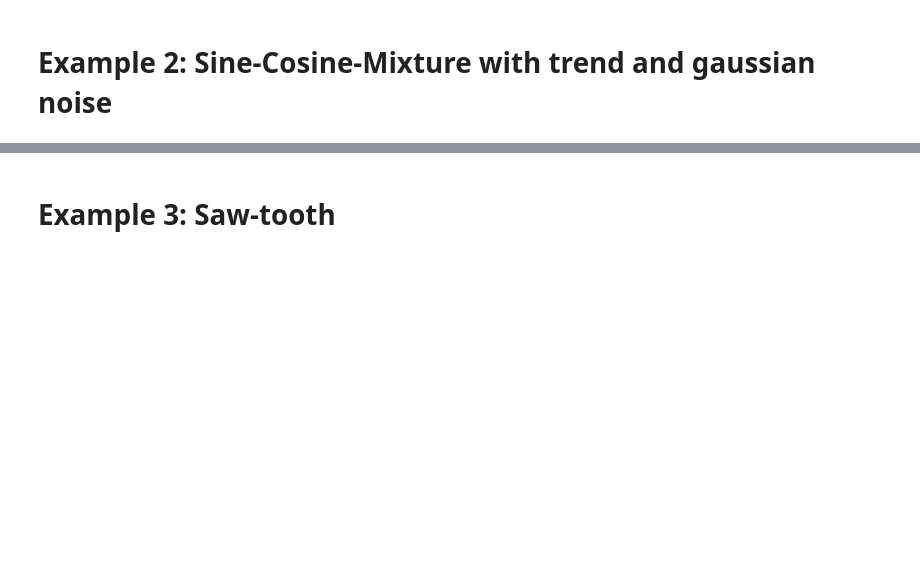
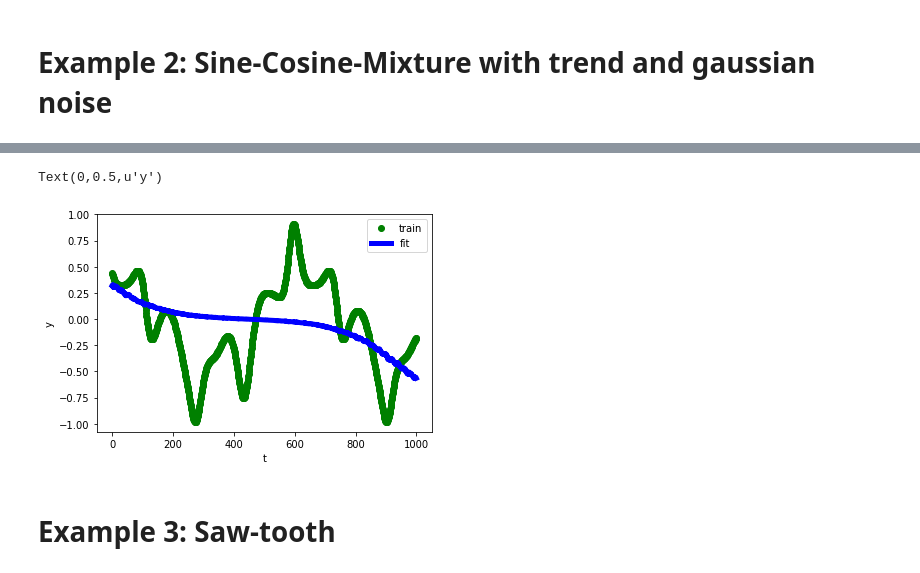
Before and after one commit to RiemannAI/theta, a Jupyter notebook: examples/ExpectationModel_tests.ipynb, the cells around one changed output, grey strips where cells are left out. Cells and saved outputs as stored; diff of their text form; code cells hidden in the pictures; blank space fills up the shorter version.

```diff
--- a/examples/ExpectationModel_tests.ipynb
+++ b/examples/ExpectationModel_tests.ipynb
@@ -96,0 +112,10 @@ plt.show()
+# %%
+M = mdl.Model()
+
+M.add(layers.DiagExpectationUnitLayer(1,5))
+M.add(layers.DiagExpectationUnitLayer(5,5))
+M.add(layers.DiagExpectationUnitLayer(5,3))
+M.add(layers.DiagExpectationUnitLayer(3,1))
+# %%
+minim = minimizer.CMA(parallel=True)
+minim.train(mse, M, X, Y, tolfun=1e-4)
@@ -97,3 +156,15 @@ plt.show()
+# %%
+npoints = 1000
+test_X = (np.linspace(0, 1000, npoints)).reshape((1, npoints))
+
+plt.plot(X.flatten(), Y.flatten(),"og", label='train')
+plt.plot(test_X.flatten(), np.real(M.predict(test_X)).flatten(),"b-", label='fit', linewidth=5)
+plt.legend()
+plt.xlabel("t")
+plt.ylabel("y")
+# %% [output]
+Text(0,0.5,u'y')
+[figure, added]
 # %% [markdown]
 # Example 3: Saw-tooth
 # %%
```
Also changed, not shown: parts of 3 cells of this notebook, 2 other files.
